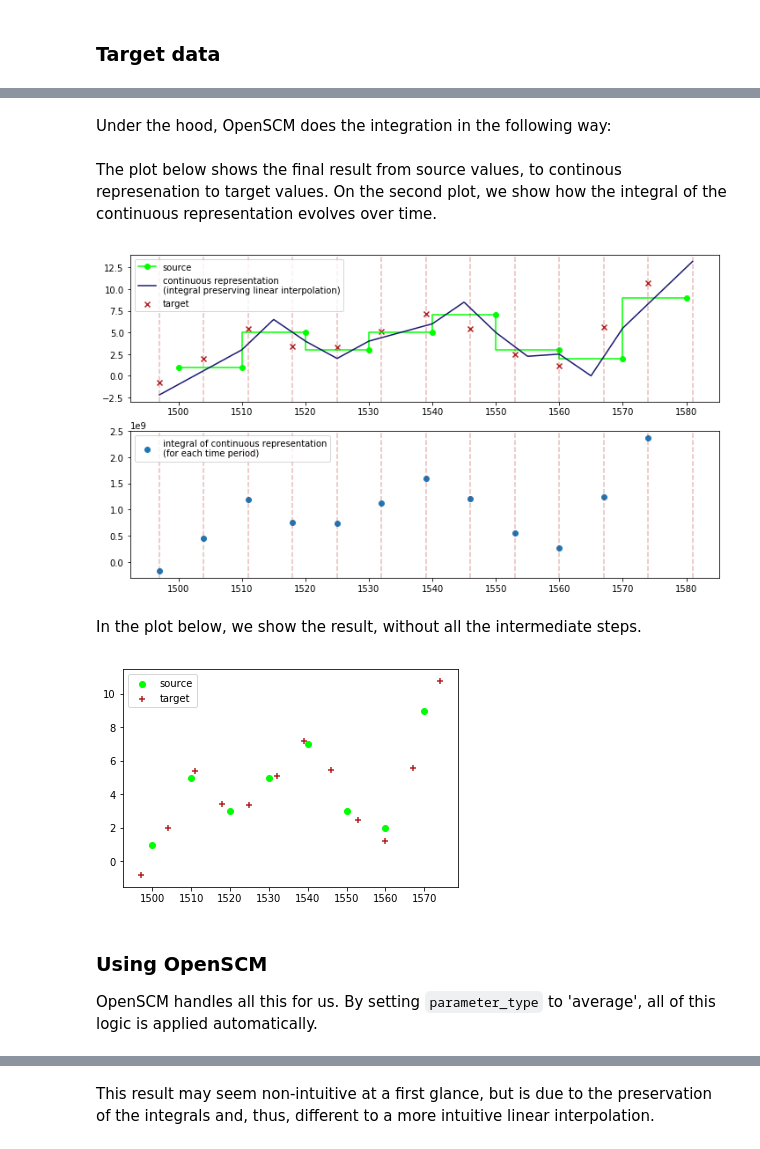
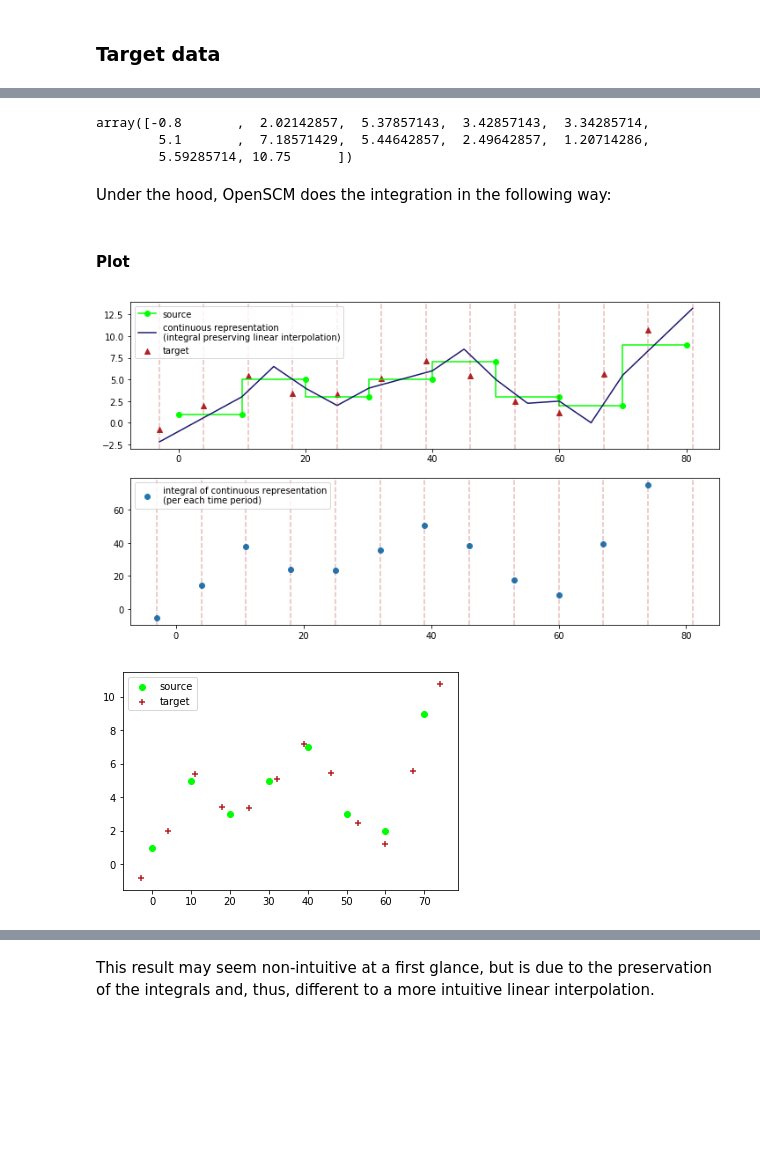
Before and after one commit to openscm/openscm, a Jupyter notebook: notebooks/timeseries-conversion.ipynb, the cells around one changed output, grey strips where cells are left out. Drawn from its saved outputs; the diff is of its cells as text; code cells hidden in the pictures; blank space fills up the shorter version.

```diff
--- a/notebooks/timeseries-conversion.ipynb
+++ b/notebooks/timeseries-conversion.ipynb
@@ -74,3 +59,5 @@ As a reminder, each data value in a 'point' timeseries represents the value of t
+# %%
+paras = ParameterSet()
 # %% [markdown]
 ---
 ## Example 1: Point data without extrapolation
@@ -423,12 +346,0 @@ def plot_timeframe(ax, times, values, **kwargs):
-# %%
-ax = plt.figure().add_subplot(111)
-plot_timeframe(
-    ax,
-    source_times,
-    source_values,
-    label="source",
-    marker=MARKER_1,
-    color=COLOUR_1,
-)
-ax.legend(frameon=False)
-ax.set_title("Implicit assumptions for average data");
@@ -549,0 +372,3 @@ plt.annotate(
+# %%
+def plot_timeframe(ax, times, values, **kwargs):
+    ax.step(times, np.concatenate(([values[0]], values)), **kwargs)
@@ -552,9 +414,15 @@ In a second step, we calculate the target values by determining the interval ave
 # %%
-interval_times = assumed_target_time_bounds
+interval_times = target_times
 interval_averages = _calc_interval_averages(
     continuous,
     interval_times
 )
+# %%
+interval_averages
+# %% [output]
+array([-0.8       ,  2.02142857,  5.37857143,  3.42857143,  3.34285714,
+        5.1       ,  7.18571429,  5.44642857,  2.49642857,  1.20714286,
+        5.59285714, 10.75      ])
 # %% [markdown]
 Under the hood, OpenSCM does the integration in the following way:
 # %%
@@ -563,8 +431,8 @@ for i, l in enumerate(interval_times[:-1]):
     u = interval_times[i + 1]
     y, _ = integrate.quad(continuous, l, u)
     integrals[i] = y
-# %% [markdown]
-The plot below shows the final result from source values, to continous represenation to target values. On the second plot, we show how the integral of the continuous representation evolves over time.
+# %% [markdown]
+#### Plot
 # %%
 fig = plt.figure(figsize=(12, 6.75))
 ax = fig.add_subplot(211)
@@ -574,60 +442,56 @@ plot_timeframe(
     source_values,
     label="source",
     marker=MARKER_1,
     color=COLOUR_1,
 )
 plt_times = np.linspace(
-    assumed_target_time_bounds[0],
-    assumed_target_time_bounds[-1],
+    target_times[0],
+    target_times[-1],
     500,
 )
 ax.plot(
-    [convert_openscm_time_to_datetime(t) for t in plt_times],
+    plt_times,
     continuous(plt_times),
     label="continuous representation\n(integral preserving linear interpolation)",
     marker=None,
     color=COLOUR_2,
 )
 ax.scatter(
-    target_times,
+    target_times[:-1],
     interval_averages,
     color=COLOUR_3,
     marker=MARKER_2,
     label="target",
 )
-for x in target_times:
+for x in target_times[:-1]:
     ax.axvline(x=x, color=COLOUR_3, alpha=0.3, ls="--")
-ax.axvline(x=x + (target_times[-1] - target_times[-2]), color=COLOUR_3, alpha=0.3, ls="--")
-
+ax.axvline(x=x + target_period_length, color=COLOUR_3, alpha=0.3, ls="--")
 ax.legend();
 
 
-ax = fig.add_subplot(212, sharex=ax)
+ax = fig.add_subplot(212)
 ax.scatter(
-    target_times,
+    target_times[:-1],
     integrals,
-    label="integral of continuous representation\n(for each time period)",
+    label="integral of continuous representation\n(per each time period)",
 )
-for x in target_times:
+for x in target_times[:-1]:
     ax.axvline(x=x, color=COLOUR_3, alpha=0.3, ls="--")
-ax.axvline(x=x + (target_times[-1] - target_times[-2]), color=COLOUR_3, alpha=0.3, ls="--")
-
+ax.axvline(x=x + target_period_length, color=COLOUR_3, alpha=0.3, ls="--")
 ax.legend();
 # %% [output]
-[figure, old version]
+[figure, new version]
-# %% [markdown]
-In the plot below, we show the result, without all the intermediate steps.
 # %%
 ax = plt.figure().add_subplot(111)
 ax.scatter(
-    source_times,
+    source_times[:-1],
     source_values,
     marker=MARKER_1,
     color=COLOUR_1,
     label="source",
 )
 ax.scatter(
-    target_times,
+    target_times[:-1],
     interval_averages,
     color=COLOUR_3,
     marker=MARKER_3,
@@ -635,8 +499,4 @@ ax.scatter(
 )
 ax.legend();
 # %% [output]
-[figure, old version]
+[figure, new version]
-# %% [markdown]
-### Using OpenSCM
-
-OpenSCM handles all this for us. By setting `parameter_type` to 'average', all of this logic is applied automatically.
```
Also changed, not shown: parts of 64 cells of this notebook, 3 other files.
